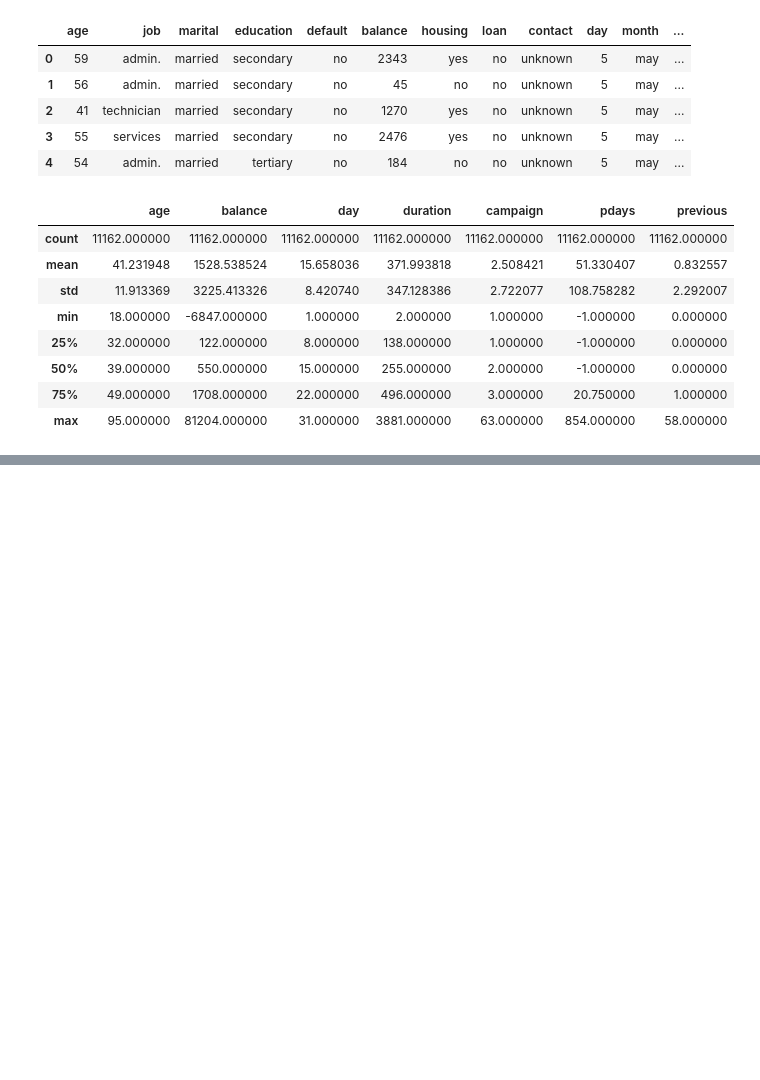
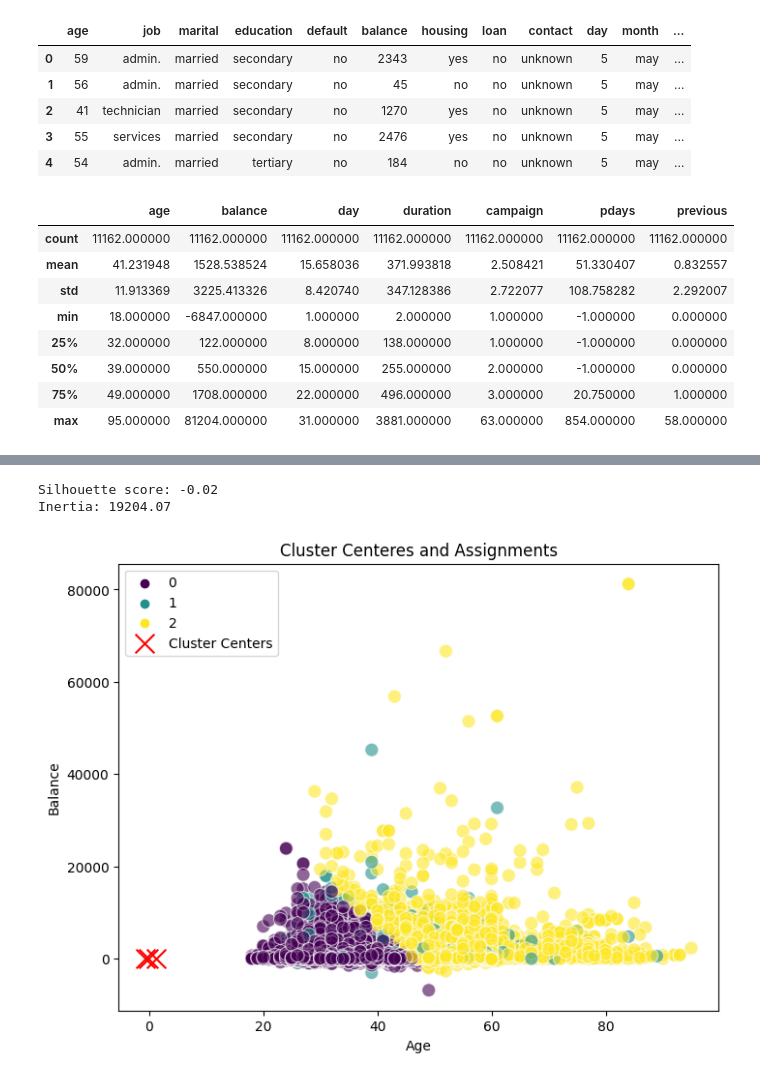
Before and after one commit to victormuuo07/PennyPal-System, a Jupyter notebook: pennypal-system.ipynb, the cells around one changed output, grey strips where cells are left out. Saved outputs shown, nothing was run; the diff lists cells and outputs as text; code cells hidden in the pictures; blank space fills up the shorter version.

```diff
--- a/pennypal-system.ipynb
+++ b/pennypal-system.ipynb
@@ -791,0 +815,3 @@ df4.describe()
+# %%
+df4['pdays'] = df4['pdays'].replace(-1, 0)
+df4['pdays'].describe()
@@ -791,0 +833,8 @@ df4.describe()
+# %%
+balance_bins = [-float('inf'), df4['balance'].quantile(0.33), df4['balance'].quantile(0.66), float('inf')]
+balance_labels = ['low', 'medium', 'high']
+df4['balance_category'] = pd.cut(df4['balance'], bins=balance_bins, labels=balance_labels)
+# %%
+age_bins = [0, 25, 50, 100]
+age_labels = ['youth', 'middle-aged', 'senior']
+df4['age-group'] = pd.cut(df4['age'], bins=age_bins, labels=age_labels)
@@ -791,0 +854,15 @@ df4.describe()
+# %%
+from sklearn.cluster import KMeans
+from sklearn.preprocessing import StandardScaler
+
+features = df4[['age', 'balance', 'duration']]
+
+scaler = StandardScaler()
+scaled_features = scaler.fit_transform(features)
+
+kmeans = KMeans(n_clusters=3, random_state=42)
+df4['cluster'] = kmeans.fit_predict(scaled_features)
+
+print(df4[['age', 'balance', 'duration', 'cluster']].head())
+
+print("Cluster Centers", kmeans.cluster_centers_)
@@ -791,0 +879,29 @@ df4.describe()
+# %%
+from sklearn.cluster import KMeans
+from sklearn.metrics import silhouette_score
+import matplotlib.pyplot as plt
+import seaborn as sns
+import numpy as np
+
+# 1. Check KMeans metrics:
+silhouette = silhouette_score(df4[['age','balance']], kmeans.labels_)
+inertia = kmeans.inertia_
+
+print(f'Silhouette score: {silhouette:.2f}')
+print(f'Inertia: {inertia:.2f}')
+# %% [output]
+Silhouette score: -0.02
+Inertia: 19204.07
+# %%
+# 2. Visualize Cluster Centers:
+
+plt.figure(figsize=(8, 6))
+sns.scatterplot(x=df4['age'], y=df4['balance'], hue=kmeans.labels_, palette='viridis',s=100, alpha=0.6 )
+plt.scatter(kmeans.cluster_centers_[:, 0], kmeans.cluster_centers_[:, 1], marker='x', color='red', s=200, label='Cluster Centers')
+plt.title('Cluster Centeres and Assignments')
+plt.xlabel('Age')
+plt.ylabel('Balance')
+plt.legend()
+plt.show()
+# %% [output]
+[figure, added]
```
Also changed, not shown: parts of 22 cells of this notebook.
